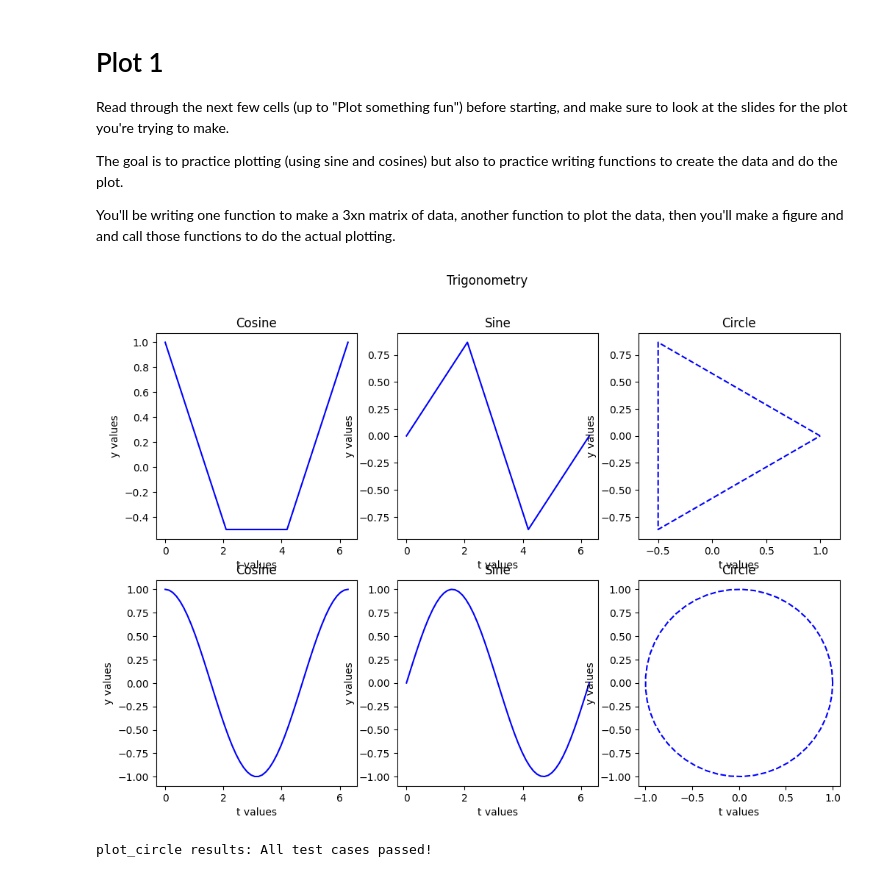
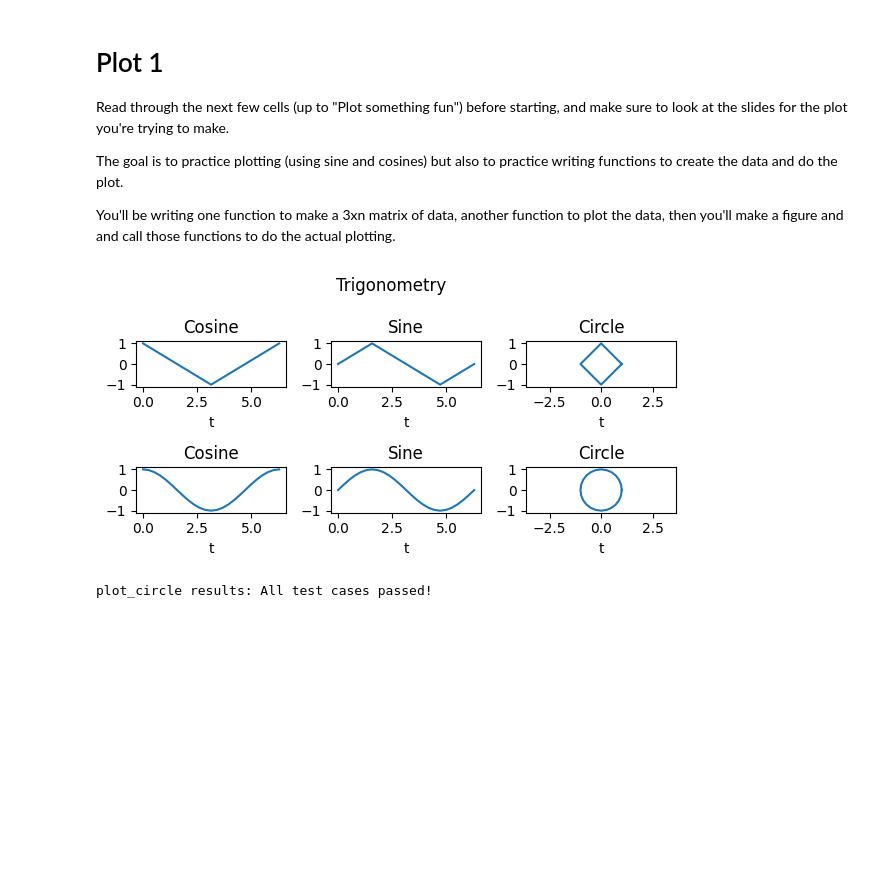
Before and after one commit to JPizzleDrizzle/JPIntroPythonProgramming, a Jupyter notebook: Week_3_plotting/lec_act_3_plotting.ipynb, the cells around one changed output. Saved outputs shown, nothing was run; the diff lists cells and outputs as text; code cells hidden in the pictures; blank space fills up the shorter version.

```diff
--- a/Week_3_plotting/lec_act_3_plotting.ipynb
+++ b/Week_3_plotting/lec_act_3_plotting.ipynb
@@ -81,45 +94,64 @@ def plot_one_row(axs, data):
     cos_values = data[1]
     sin_values = data[2]
 
-    axs[0].plot(t_values, cos_values, '-b')
+    axs[0].plot(t_values, cos_values, label="Cosine")
     axs[0].set_title('Cosine')
     axs[0].set_xlabel('t values')
     axs[0].set_ylabel('y values')
 
-    axs[1].plot(t_values, sin_values, '-b')
+    axs[1].plot(t_values, sin_values, label="Sine")
     axs[1].set_title('Sine')
     axs[1].set_xlabel('t values')
     axs[1].set_ylabel('y values')
 
-    axs[2].plot(cos_values, sin_values, '--b')
+    axs[2].plot(cos_values, sin_values, label="Circle")
     axs[2].set_title('Circle')
     axs[2].set_xlabel('t values')
     axs[2].set_ylabel('y values')
     axs[2].axis('equal')
+
+def profs_plot_one_row(axs, data):
+    """ Plot cosine, sine, circle. See slides for what this should look like
+    @param axs the axes for the row (created by plt.subplots and passed in)
+    @param data - the data you created in the make_circle_data method
+    @returns: nothing"""
+
+    axs[0].plot(data[0], data[1], label="Cosine")
+    axs[0].set_title('Cosine')
+    axs[0].set_xlabel('t')
+    axs[1].plot(data[0], data[2], label="Sine")
+    axs[1].set_title('Sine')
+    axs[1].set_xlabel('t')
+    axs[2].plot(data[1], data[2], label="Circle")
+    axs[2].set_title('Circle')
+    axs[2].set_xlabel('t')
+    axs[2].axis('equal')
 # %%
 # GUIDES: 1) Create two sets of data, one with a small number of samples (< 10) and the other with more samples (> 20)
 #   Do this by calling your function for making the data
 
 
 # GUIDES: Call your function to create data here; use the names given
-my_lowdim_data = trig_matrix(4)
-my_highdim_data = trig_matrix(50)
+my_lowdim_data = trig_matrix(5)
+my_highdim_data = trig_matrix(25)
 # %%
 # GUIDES: Doing the plot.
 #   1) Use plt.subplots to make a 2 x 3 sized set of plots
 #   2) Call plot_one_row with the axes for the first row (axs1[0, :]) and your low-res data
 #   3) Call plot_one_row with the axes for the second row (axs1[1, :]) and your hi-res data
 #  You must use your plot function for full credit
 
 # Note: axs1 should have size 2x3 (2 rows, 3 columns)
 #   Do NOT rename axs1
-fig, axs1 = plt.subplots(2, 3, figsize=(12, 8))
+fig, axs1 = plt.subplots(2, 3, figsize=(6, 3))
 fig.suptitle("Trigonometry")
 
-plot_one_row(axs1[0, :], my_lowdim_data)
-plot_one_row(axs1[1, :], my_highdim_data)
+profs_plot_one_row(axs1[0], my_lowdim_data)
+profs_plot_one_row(axs1[1], my_highdim_data)
+
+fig.tight_layout()
 # %% [output]
-[figure, old version]
+[figure, new version]
 # %%
 grader.check("plot_circle")
 # %% [output]
```
Also changed, not shown: parts of 1 cell of this notebook, 1 other file.
